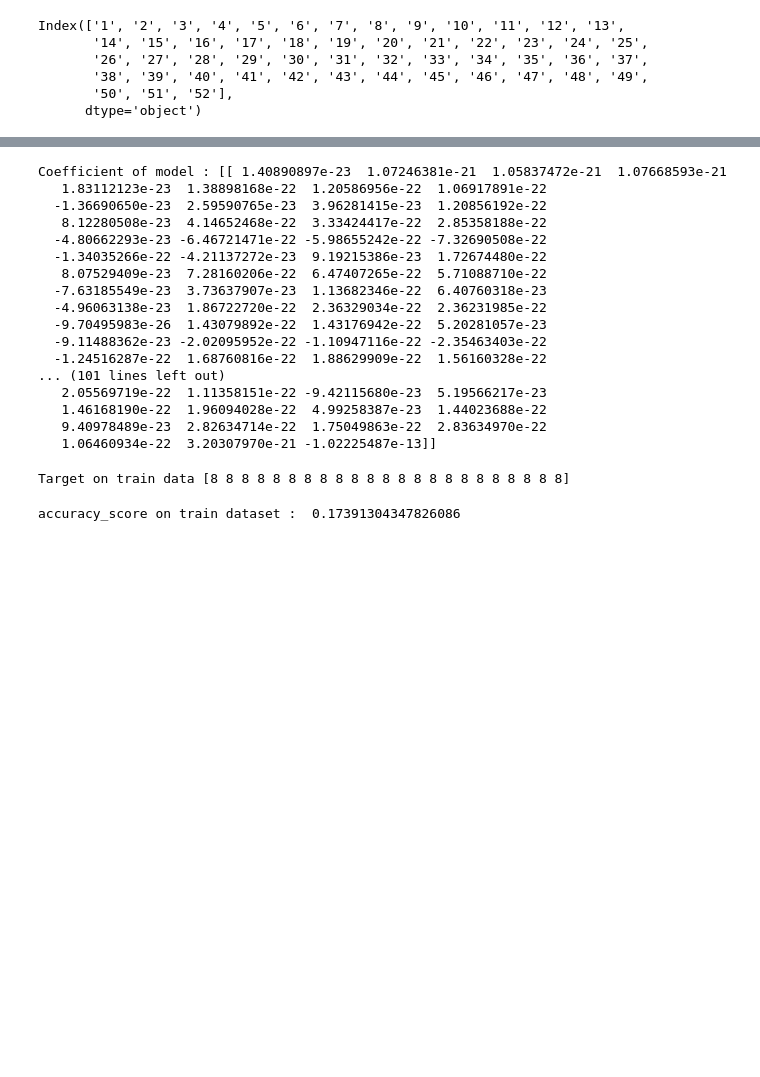
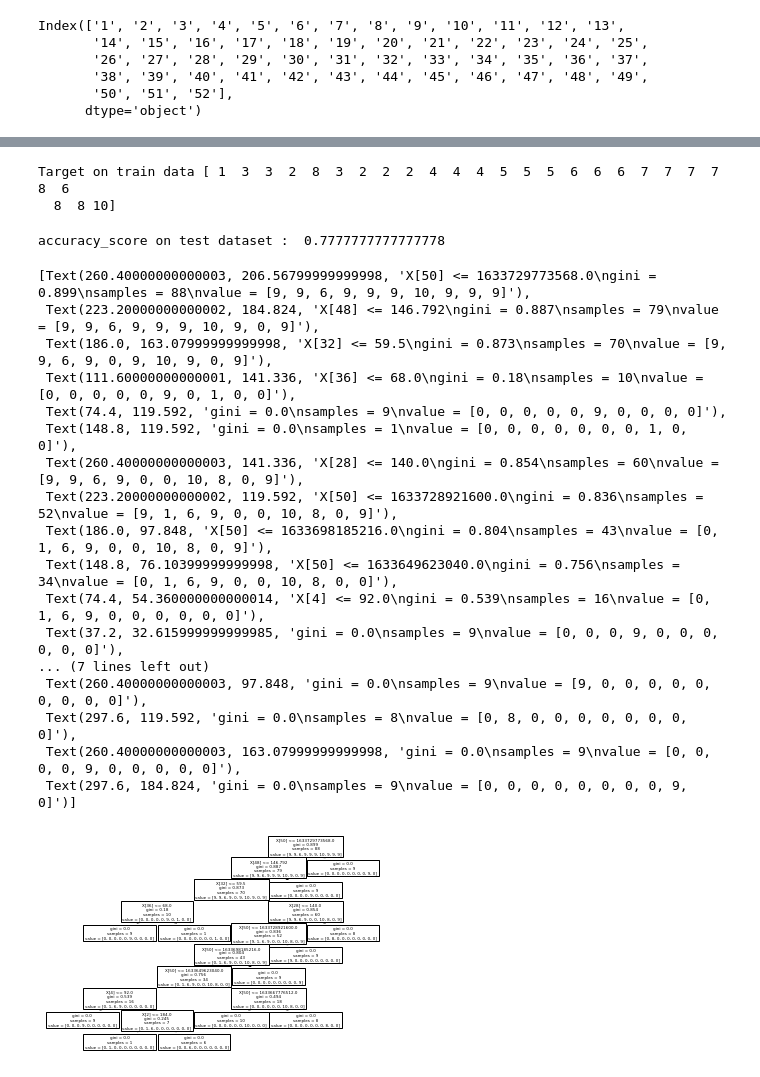
Before and after one commit to Jonathan-Bowden/jonathan-bowden.github.io, a Jupyter notebook: DataTraining.ipynb, the cells around one changed output, grey strips where cells are left out. Saved outputs shown, nothing was run; the diff lists cells and outputs as text; code cells hidden in the pictures; blank space fills up the shorter version.

```diff
--- a/DataTraining.ipynb
+++ b/DataTraining.ipynb
@@ -94,5 +98,5 @@ train_y = train_data['52']
 test_x = test_data.drop(columns=['52'],axis=1)
 test_y = test_data['52']
 # %%
-model = LogisticRegression()
+model = tree.DecisionTreeClassifier()#LogisticRegression()
 # %%
@@ -102,33 +104,37 @@ LogisticRegression()
 # %%
-print('Coefficient of model :', model.coef_)
+#print('Coefficient of model :', model.coef_)
-# %% [output]
-Coefficient of model : [[ 1.40890897e-23  1.07246381e-21  1.05837472e-21  1.07668593e-21
-   1.83112123e-23  1.38898168e-22  1.20586956e-22  1.06917891e-22
-  -1.36690650e-23  2.59590765e-23  3.96281415e-23  1.20856192e-22
-   8.12280508e-23  4.14652468e-22  3.33424417e-22  2.85358188e-22
-  -4.80662293e-23 -6.46721471e-22 -5.98655242e-22 -7.32690508e-22
-  -1.34035266e-22 -4.21137272e-23  9.19215386e-23  1.72674480e-22
-   8.07529409e-23  7.28160206e-22  6.47407265e-22  5.71088710e-22
-  -7.63185549e-23  3.73637907e-23  1.13682346e-22  6.40760318e-23
-  -4.96063138e-23  1.86722720e-22  2.36329034e-22  2.36231985e-22
-  -9.70495983e-26  1.43079892e-22  1.43176942e-22  5.20281057e-23
-  -9.11488362e-23 -2.02095952e-22 -1.10947116e-22 -2.35463403e-22
-  -1.24516287e-22  1.68760816e-22  1.88629909e-22  1.56160328e-22
-... (101 lines left out)
-   2.05569719e-22  1.11358151e-22 -9.42115680e-23  5.19566217e-23
-   1.46168190e-22  1.96094028e-22  4.99258387e-23  1.44023688e-22
-   9.40978489e-23  2.82634714e-22  1.75049863e-22  2.83634970e-22
-   1.06460934e-22  3.20307970e-21 -1.02225487e-13]]
 # %%
-predict_train = model.predict(train_x)
+predict_train = model.predict(test_x)
 print('Target on train data',predict_train)
 # %% [output]
-Target on train data [8 8 8 8 8 8 8 8 8 8 8 8 8 8 8 8 8 8 8 8 8 8 8]
+Target on train data [ 1  3  3  2  8  3  2  2  2  4  4  4  5  5  5  6  6  6  7  7  7  7  8  6
+  8  8 10]
 # %%
-accuracy_train = accuracy_score(train_y,predict_train)
-print('accuracy_score on train dataset : ', accuracy_train)
+accuracy_train = accuracy_score(test_y,predict_train)
+print('accuracy_score on test dataset : ', accuracy_train)
 # %% [output]
-accuracy_score on train dataset :  0.17391304347826086
+accuracy_score on test dataset :  0.7777777777777778
+# %%
+tree.plot_tree(model)
+# %% [output]
+[Text(260.40000000000003, 206.56799999999998, 'X[50] <= 1633729773568.0\ngini = 0.899\nsamples = 88\nvalue = [9, 9, 6, 9, 9, 9, 10, 9, 9, 9]'),
+ Text(223.20000000000002, 184.824, 'X[48] <= 146.792\ngini = 0.887\nsamples = 79\nvalue = [9, 9, 6, 9, 9, 9, 10, 9, 0, 9]'),
+ Text(186.0, 163.07999999999998, 'X[32] <= 59.5\ngini = 0.873\nsamples = 70\nvalue = [9, 9, 6, 9, 0, 9, 10, 9, 0, 9]'),
+ Text(111.60000000000001, 141.336, 'X[36] <= 68.0\ngini = 0.18\nsamples = 10\nvalue = [0, 0, 0, 0, 0, 9, 0, 1, 0, 0]'),
+ Text(74.4, 119.592, 'gini = 0.0\nsamples = 9\nvalue = [0, 0, 0, 0, 0, 9, 0, 0, 0, 0]'),
+ Text(148.8, 119.592, 'gini = 0.0\nsamples = 1\nvalue = [0, 0, 0, 0, 0, 0, 0, 1, 0, 0]'),
+ Text(260.40000000000003, 141.336, 'X[28] <= 140.0\ngini = 0.854\nsamples = 60\nvalue = [9, 9, 6, 9, 0, 0, 10, 8, 0, 9]'),
+ Text(223.20000000000002, 119.592, 'X[50] <= 1633728921600.0\ngini = 0.836\nsamples = 52\nvalue = [9, 1, 6, 9, 0, 0, 10, 8, 0, 9]'),
+ Text(186.0, 97.848, 'X[50] <= 1633698185216.0\ngini = 0.804\nsamples = 43\nvalue = [0, 1, 6, 9, 0, 0, 10, 8, 0, 9]'),
+ Text(148.8, 76.10399999999998, 'X[50] <= 1633649623040.0\ngini = 0.756\nsamples = 34\nvalue = [0, 1, 6, 9, 0, 0, 10, 8, 0, 0]'),
+ Text(74.4, 54.360000000000014, 'X[4] <= 92.0\ngini = 0.539\nsamples = 16\nvalue = [0, 1, 6, 9, 0, 0, 0, 0, 0, 0]'),
+ Text(37.2, 32.615999999999985, 'gini = 0.0\nsamples = 9\nvalue = [0, 0, 0, 9, 0, 0, 0, 0, 0, 0]'),
+... (7 lines left out)
+ Text(260.40000000000003, 97.848, 'gini = 0.0\nsamples = 9\nvalue = [9, 0, 0, 0, 0, 0, 0, 0, 0, 0]'),
+ Text(297.6, 119.592, 'gini = 0.0\nsamples = 8\nvalue = [0, 8, 0, 0, 0, 0, 0, 0, 0, 0]'),
+ Text(260.40000000000003, 163.07999999999998, 'gini = 0.0\nsamples = 9\nvalue = [0, 0, 0, 0, 9, 0, 0, 0, 0, 0]'),
+ Text(297.6, 184.824, 'gini = 0.0\nsamples = 9\nvalue = [0, 0, 0, 0, 0, 0, 0, 0, 9, 0]')]
+[figure, added]
 # %%
 predict_test = model.predict(test_x)
 print('Target on test data',predict_test)
```
Also changed, not shown: parts of 8 cells of this notebook, 2 other files.
